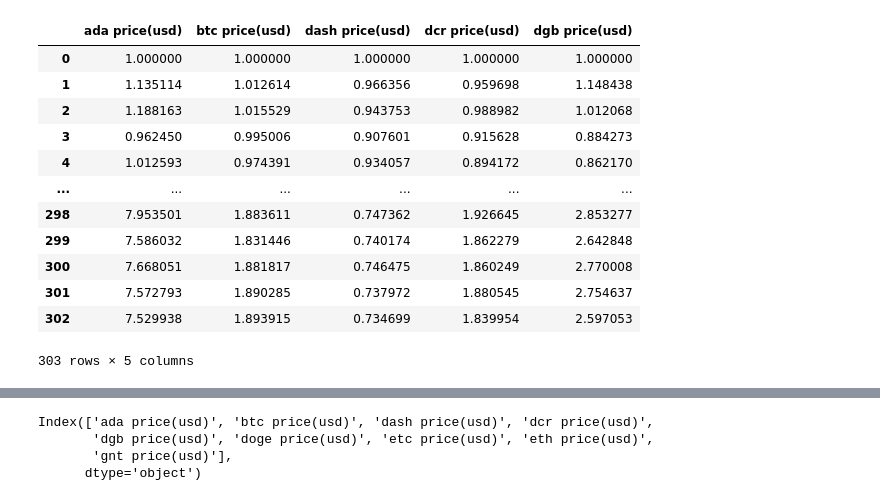
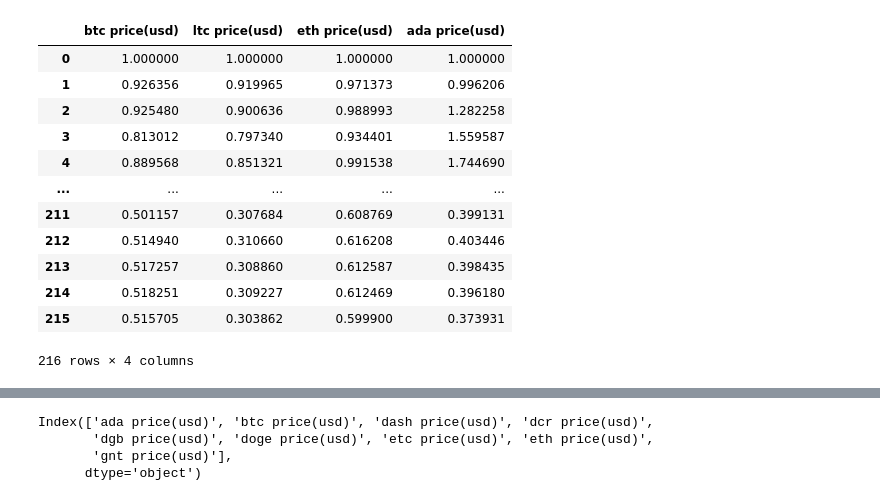
Before and after one commit to Octabank/cryptodata, a Jupyter notebook: Markowitz.ipynb, the cells around one changed output, grey strips where cells are left out. Saved outputs shown, nothing was run; the diff lists cells and outputs as text; code cells hidden in the pictures.

```diff
--- a/Markowitz.ipynb
+++ b/Markowitz.ipynb
@@ -196,41 +178,41 @@ Getting data for  zrx
 # %%
-mkt = merge_market_data(market, Timestamp_from_string('01 01 17'))
+mkt = merge_market_data(market, Timestamp_from_string('01 01 18'))
 # montamos um portfolio com as seguintes moedas:
-l = ['btc','ltc','eth']
+l = ['btc','ltc','eth','ada']
 
 
 #todas as opções podem ser obtidas em get_assets_from_coimetrics()
 #portfolio = get_coins_series(l)
 
 #market = get_whole_market_offline('coinmetrics')
 #mkt = merge_market_data_offline(market, Timestamp_from_string('01 01 17'))
 
 
 #portfolio = mkt[['date', 'btc', 'ltc', 'eth']]
 #portfolio
-#portfolio = get_portfolio_data_from_market(mkt, l)
-portfolio = mkt[mkt.columns[0:6]]
+portfolio = get_portfolio_data_from_market(mkt, l)
+#portfolio = mkt[mkt.columns[0:6]]
 
 portfolio_returns = rate_of_return(portfolio)
 #portfolio_returns = best_returns(mkt_returns, 5)
 mkt_returns = rate_of_return(mkt)
 
 portfolio_returns
 #mkt_returns
 # %% [output]
-|  | ada price(usd) | btc price(usd) | dash price(usd) | dcr price(usd) | dgb price(usd) |
-| 0 | 1.000000 | 1.000000 | 1.000000 | 1.000000 | 1.000000 |
-| 1 | 1.135114 | 1.012614 | 0.966356 | 0.959698 | 1.148438 |
-| 2 | 1.188163 | 1.015529 | 0.943753 | 0.988982 | 1.012068 |
-| 3 | 0.962450 | 0.995006 | 0.907601 | 0.915628 | 0.884273 |
-| 4 | 1.012593 | 0.974391 | 0.934057 | 0.894172 | 0.862170 |
-| ... | ... | ... | ... | ... | ... |
-| 298 | 7.953501 | 1.883611 | 0.747362 | 1.926645 | 2.853277 |
-| 299 | 7.586032 | 1.831446 | 0.740174 | 1.862279 | 2.642848 |
-| 300 | 7.668051 | 1.881817 | 0.746475 | 1.860249 | 2.770008 |
-| 301 | 7.572793 | 1.890285 | 0.737972 | 1.880545 | 2.754637 |
-| 302 | 7.529938 | 1.893915 | 0.734699 | 1.839954 | 2.597053 |
+|  | btc price(usd) | ltc price(usd) | eth price(usd) | ada price(usd) |
+| 0 | 1.000000 | 1.000000 | 1.000000 | 1.000000 |
+| 1 | 0.926356 | 0.919965 | 0.971373 | 0.996206 |
+| 2 | 0.925480 | 0.900636 | 0.988993 | 1.282258 |
+| 3 | 0.813012 | 0.797340 | 0.934401 | 1.559587 |
+| 4 | 0.889568 | 0.851321 | 0.991538 | 1.744690 |
+| ... | ... | ... | ... | ... |
+| 211 | 0.501157 | 0.307684 | 0.608769 | 0.399131 |
+| 212 | 0.514940 | 0.310660 | 0.616208 | 0.403446 |
+| 213 | 0.517257 | 0.308860 | 0.612587 | 0.398435 |
+| 214 | 0.518251 | 0.309227 | 0.612469 | 0.396180 |
+| 215 | 0.515705 | 0.303862 | 0.599900 | 0.373931 |
-303 rows × 5 columns
+216 rows × 4 columns
 # %%
 # geramos 1000 porfolios de forma aleatória:
 L = 10000
```
Also changed, not shown: parts of 5 cells of this notebook, 1 other file.
